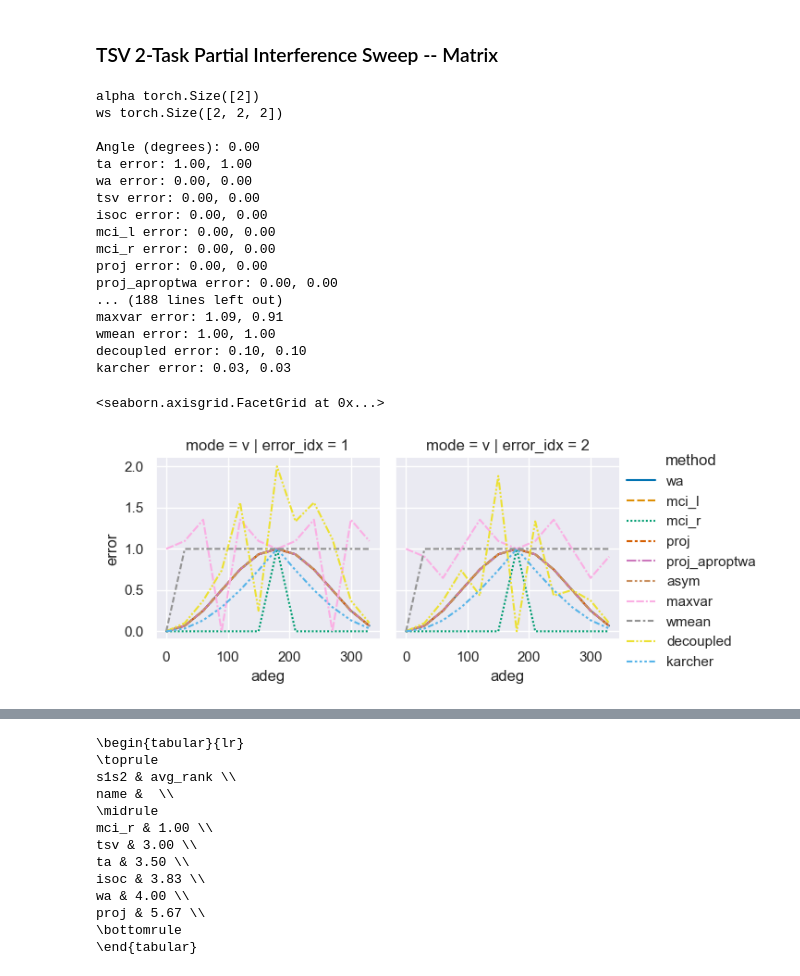
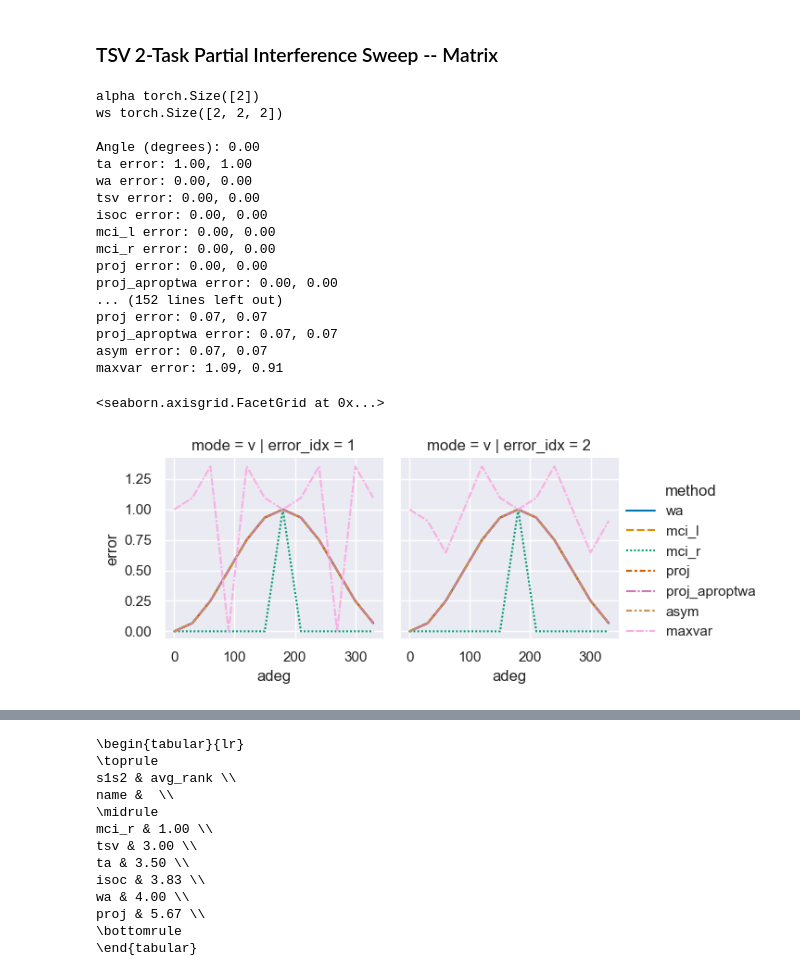
Before and after one commit to AntoAndGar/task_singular_vectors, a Jupyter notebook: anaylsis.ipynb, the cells around one changed output, grey strips where cells are left out. Saved outputs shown, nothing was run; the diff lists cells and outputs as text; code cells hidden in the pictures.

```diff
--- a/anaylsis.ipynb
+++ b/anaylsis.ipynb
@@ -1089,12 +572,5 @@ RuntimeError: Expected size for first two dimensions of batch2 tensor to be: [2,
 # %%
-import torch
-tensors = torch.randn(2, 32, 64)
-epsilon = 1e-4
-
-u, s, vt = torch.linalg.svd(tensors, full_matrices=False)
-vt = vt[:, : s.size(1)]
-c = torch.einsum("nir,nr,nrj->nij", vt.transpose(1, 2), s, vt)
-cbar = c.sum(dim=0)
-y = torch.bmm(tensors, c).sum(dim=0) @ torch.linalg.pinv(cbar)
-y.shape
+tvs = torch.ones(2, 2)
+tvs[1] = -1 * tvs[1]
+compute_procrustes(tvs.T).T
 # %% [output]
@@ -1543,6 +1005,12 @@ import torch
 import math
 import itertools
 import pandas as pd
+
+def merge_isoc(mats):
+    m = sum(mats)
+    u, s, vt = torch.linalg.svd(m)
+    s_mean = s.mean() * torch.ones_like(s)
+    return torch.einsum('ik,k,kj->ij', u, s_mean, vt)
 
 def get_projector_interference(theta_deg, verbose=False, mode='v', sigma_perturb=0.00, sigma_scale=0.0):
     theta_rads = theta_deg/360 * 2*math.pi
@@ -1568,24 +1036,21 @@ def get_projector_interference(theta_deg, verbose=False, mode='v', sigma_perturb
     w_ta = w_targ_1 + w_targ_2
     w_wa = 1/2 * w_ta
     w_tsv = torch.einsum('i,j->ij', u1o, v1o) + torch.einsum('i,j->ij', u2o, v2o)
-    w_isoc = merge_isoc(torch.stack([w_targ_1, w_targ_2]))
+    w_isoc = merge_isoc([w_targ_1, w_targ_2])
     w_mci_l = merge_mci_mats(torch.stack([w_targ_1, w_targ_2]), mode='left')
     w_mci_r = merge_mci_mats(torch.stack([w_targ_1, w_targ_2]), mode='right')
     w_proj = merge_proj(torch.stack([w_targ_1, w_targ_2]))
     w_proj_aproptwa = merge_aproptwa(torch.stack([w_targ_1, w_targ_2]))
     w_asym = merge_wa_asym(torch.stack([w_targ_1, w_targ_2]))
     w_maxvar = merge_maxvar(torch.stack([w_targ_1, w_targ_2]))
-    w_wmean = merge_weighted_mean(torch.stack([w_targ_1, w_targ_2]))
-    w_decoupled = merge_decoupled(torch.stack([w_targ_1, w_targ_2]))
-    w_karcher = karcher_merge_tensors(torch.stack([w_targ_1, w_targ_2]))
 
     if verbose:
         print(f"\nAngle (degrees): {theta_rads * 180 / math.pi:.2f}")
     errors_1 = {}
     errors_2 = {}
     for w, name in zip(
-        [w_ta, w_wa, w_tsv, w_isoc, w_mci_l, w_mci_r, w_proj, w_proj_aproptwa, w_asym, w_maxvar, w_wmean, w_decoupled, w_karcher],
-        ['ta', 'wa', 'tsv', 'isoc', 'mci_l',  'mci_r', 'proj', 'proj_aproptwa', 'asym', 'maxvar', 'wmean', 'decoupled', 'karcher']):
+        [w_ta, w_wa, w_tsv, w_isoc, w_mci_l, w_mci_r, w_proj, w_proj_aproptwa, w_asym, w_maxvar],
+        ['ta', 'wa', 'tsv', 'isoc', 'mci_l',  'mci_r', 'proj', 'proj_aproptwa', 'asym', 'maxvar']):
         y_hat1 = w @ x[:, 0].T  # [D, N]
         y_hat2 = w @ x[:, 1].T  # [D, N]
         y1 = w_targ_1 @ x[:, 0].T  # [D, N]
@@ -1628,47 +1093,38 @@ for mode in ['v']:
             {'adeg': adeg, 'method': 'proj', 'error': errors_2['proj'], 'error_idx': 2, 'mode': mode},
             # proj_aproptwa
             {'adeg': adeg, 'method': 'proj_aproptwa', 'error': errors_1['proj_aproptwa'], 'error_idx': 1, 'mode': mode},
             {'adeg': adeg, 'method': 'proj_aproptwa', 'error': errors_2['proj_aproptwa'], 'error_idx': 2, 'mode': mode},
             # asym
             {'adeg': adeg, 'method': 'asym', 'error': errors_1['asym'], 'error_idx': 1, 'mode': mode},
             {'adeg': adeg, 'method': 'asym', 'error': errors_2['asym'], 'error_idx': 2, 'mode': mode},
             # maxvar
             {'adeg': adeg, 'method': 'maxvar', 'error': errors_1['maxvar'], 'error_idx': 1, 'mode': mode},
             {'adeg': adeg, 'method': 'maxvar', 'error': errors_2['maxvar'], 'error_idx': 2, 'mode': mode},
-            # wmean
-            {'adeg': adeg, 'method': 'wmean', 'error': errors_1['wmean'], 'error_idx': 1, 'mode': mode},
-            {'adeg': adeg, 'method': 'wmean', 'error': errors_2['wmean'], 'error_idx': 2, 'mode': mode},
-            # decoupled
-            {'adeg': adeg, 'method': 'decoupled', 'error': errors_1['decoupled'], 'error_idx': 1, 'mode': mode},
-            {'adeg': adeg, 'method': 'decoupled', 'error': errors_2['decoupled'], 'error_idx': 2, 'mode': mode},
-            # karcher
-            {'adeg': adeg, 'method': 'karcher', 'error': errors_1['karcher'], 'error_idx': 1, 'mode': mode},
-            {'adeg': adeg, 'method': 'karcher', 'error': errors_2['karcher'], 'error_idx': 2, 'mode': mode},
         ])
 
 # Plot the errors for both error_idx values side by side using seaborn
 df = pd.DataFrame(rows)
 sns.relplot(data=df, x='adeg', y='error', style='method', hue='method', col='error_idx', row='mode', kind='line', height=3, aspect=1)
 # %% [output]
 alpha torch.Size([2])
 ws torch.Size([2, 2, 2])
 
 Angle (degrees): 0.00
 ta error: 1.00, 1.00
 wa error: 0.00, 0.00
 tsv error: 0.00, 0.00
 isoc error: 0.00, 0.00
 mci_l error: 0.00, 0.00
 mci_r error: 0.00, 0.00
 proj error: 0.00, 0.00
 proj_aproptwa error: 0.00, 0.00
-... (188 lines left out)
+... (152 lines left out)
+proj error: 0.07, 0.07
+proj_aproptwa error: 0.07, 0.07
+asym error: 0.07, 0.07
 maxvar error: 1.09, 0.91
-wmean error: 1.00, 1.00
-decoupled error: 0.10, 0.10
-karcher error: 0.03, 0.03
 <seaborn.axisgrid.FacetGrid at 0x...>
-[figure, old version]
+[figure, new version]
 # %%
 import itertools
 import pandas as pd
```
Also changed, not shown: parts of 21 cells of this notebook, 1 other file.
